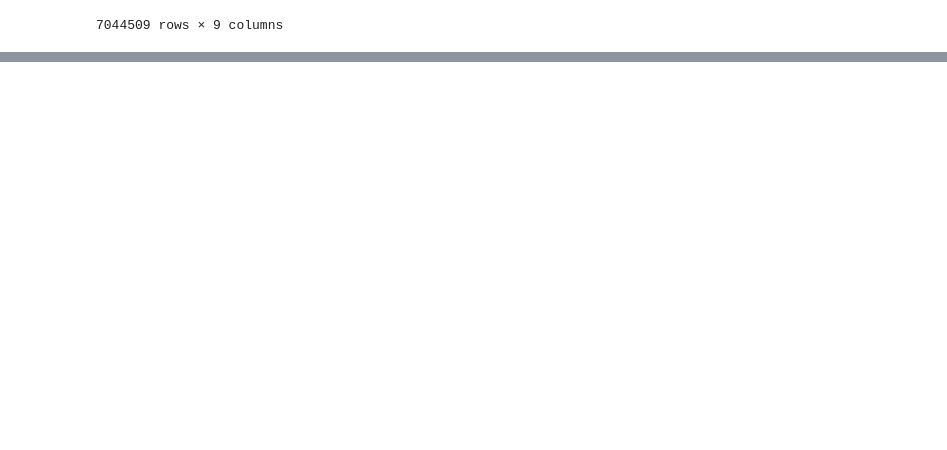
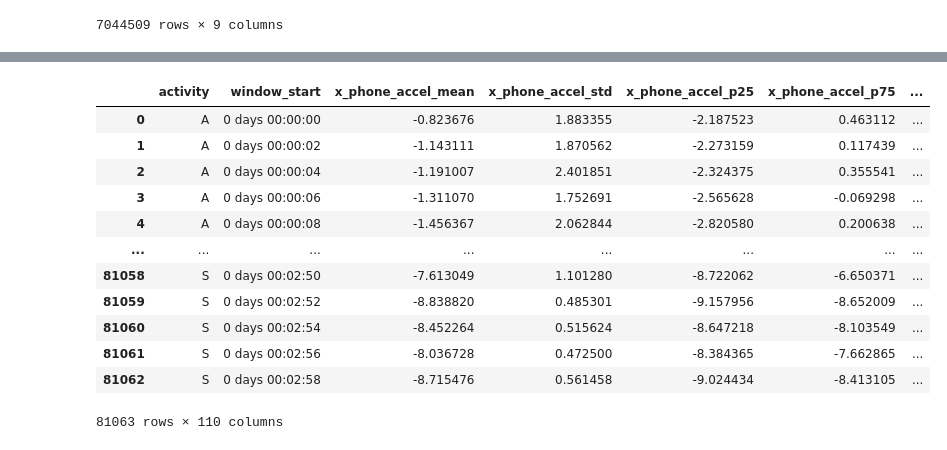
Before and after one commit to netinova/wisdm-activity-predictor, a Jupyter notebook: notebooks/eda.ipynb, the cells around one changed output, grey strips where cells are left out. Cells and saved outputs as stored; diff of their text form; code cells hidden in the pictures; blank space fills up the shorter version.

```diff
--- a/notebooks/eda.ipynb
+++ b/notebooks/eda.ipynb
@@ -549,0 +780,16 @@ Best Cross-Validation f1: 0.8357
+# %%
+final_df = extract_windows_aligned(df, window_sec=2)
+# %% [output]
+|  | activity | window_start | x_phone_accel_mean | x_phone_accel_std | x_phone_accel_p25 | x_phone_accel_p75 | ... |
+| 0 | A | 0 days 00:00:00 | -0.823676 | 1.883355 | -2.187523 | 0.463112 | ... |
+| 1 | A | 0 days 00:00:02 | -1.143111 | 1.870562 | -2.273159 | 0.117439 | ... |
+| 2 | A | 0 days 00:00:04 | -1.191007 | 2.401851 | -2.324375 | 0.355541 | ... |
+| 3 | A | 0 days 00:00:06 | -1.311070 | 1.752691 | -2.565628 | -0.069298 | ... |
+| 4 | A | 0 days 00:00:08 | -1.456367 | 2.062844 | -2.820580 | 0.200638 | ... |
+| ... | ... | ... | ... | ... | ... | ... | ... |
+| 81058 | S | 0 days 00:02:50 | -7.613049 | 1.101280 | -8.722062 | -6.650371 | ... |
+| 81059 | S | 0 days 00:02:52 | -8.838820 | 0.485301 | -9.157956 | -8.652009 | ... |
+| 81060 | S | 0 days 00:02:54 | -8.452264 | 0.515624 | -8.647218 | -8.103549 | ... |
+| 81061 | S | 0 days 00:02:56 | -8.036728 | 0.472500 | -8.384365 | -7.662865 | ... |
+| 81062 | S | 0 days 00:02:58 | -8.715476 | 0.561458 | -9.024434 | -8.413105 | ... |
+81063 rows × 110 columns
```
Also changed, not shown: parts of 18 cells of this notebook.
